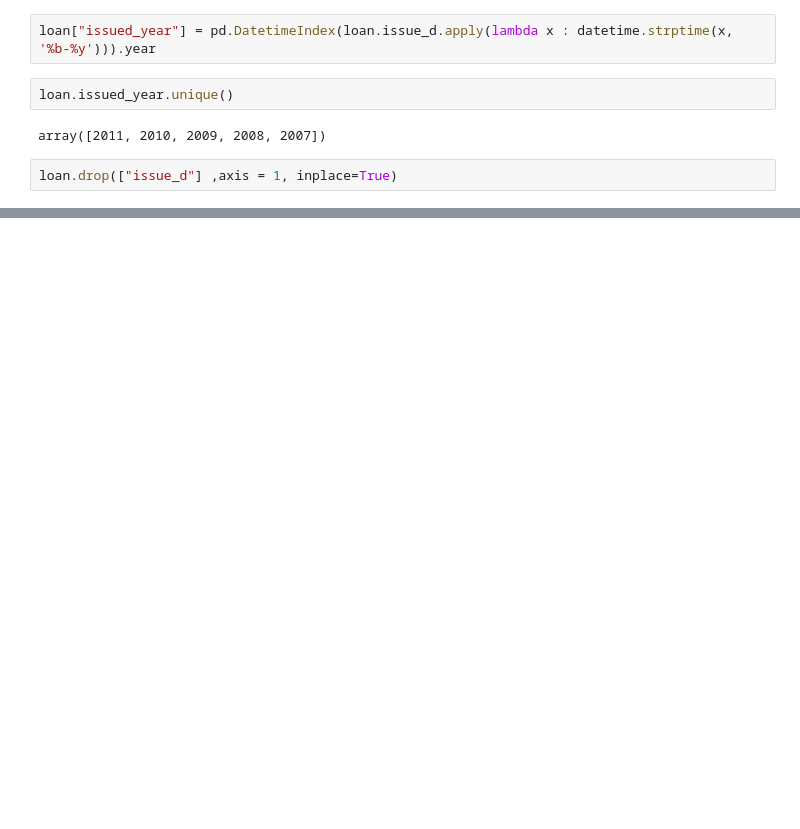
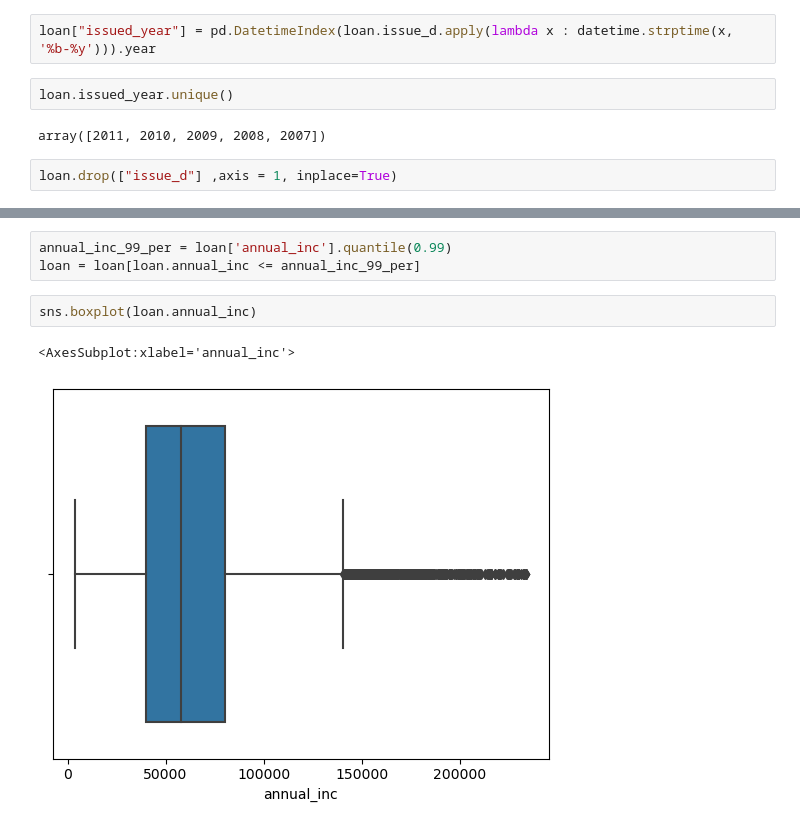
Before and after one commit to sudha1117/lending-club-case-study, a Jupyter notebook: Naman_Fatehpuria.ipynb, the cells around one changed output, grey strips where cells are left out. Saved outputs shown, nothing was run; the diff lists cells and outputs as text; blank space fills up the shorter version.

```diff
--- a/Naman_Fatehpuria.ipynb
+++ b/Naman_Fatehpuria.ipynb
@@ -262,0 +337,8 @@ Index(['loan_amnt', 'term', 'int_rate', 'installment', 'emp_length',
+# %%
+annual_inc_99_per = loan['annual_inc'].quantile(0.99)
+loan = loan[loan.annual_inc <= annual_inc_99_per]
+# %%
+sns.boxplot(loan.annual_inc)
+# %% [output]
+<AxesSubplot:xlabel='annual_inc'>
+[figure, added]
```
Also changed, not shown: parts of 60 cells of this notebook.
